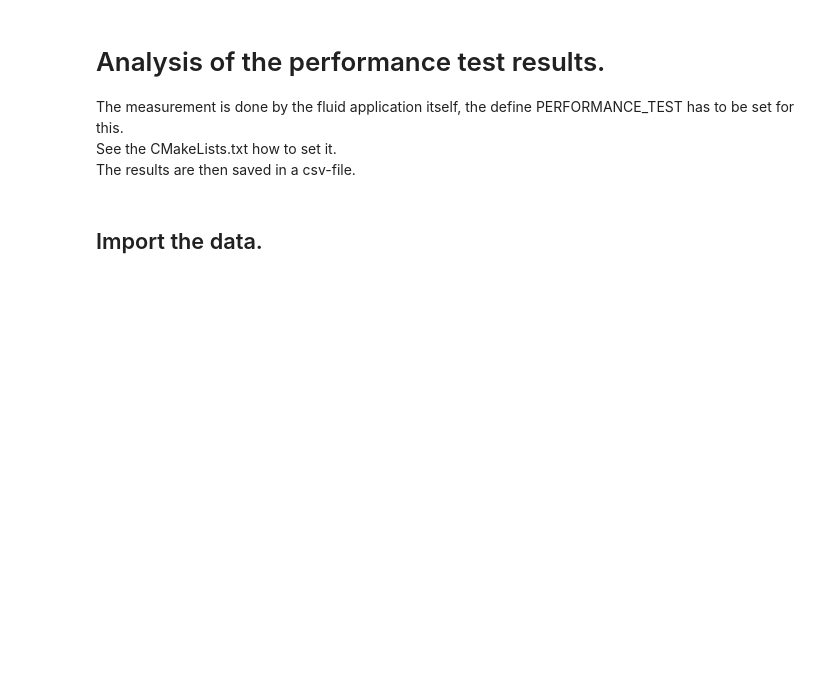
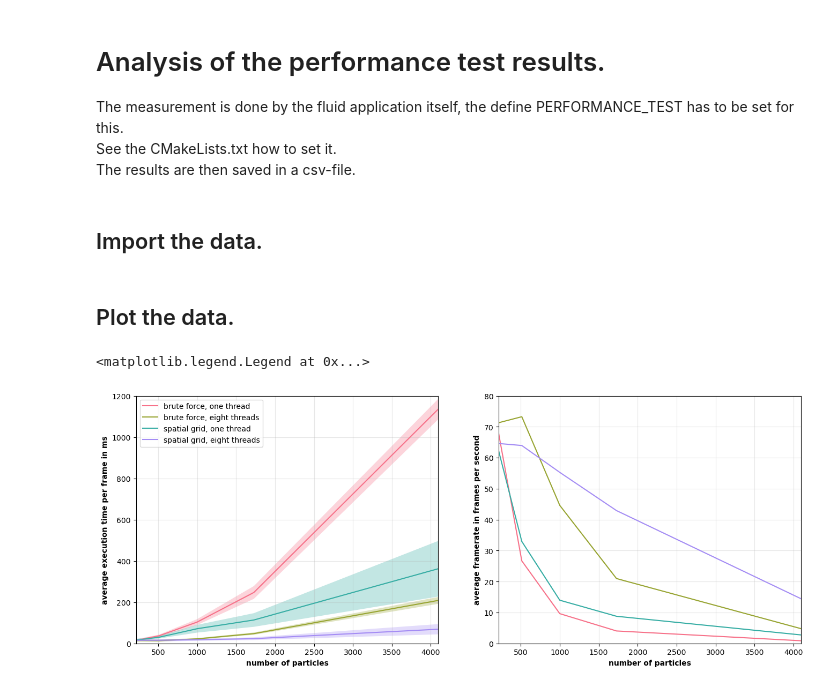
Before and after one commit to startbit96/rtgp-fluid-simulation, a Jupyter notebook: doc/performance_analysis/performance_analysis.ipynb, the cells around one changed output. Saved outputs shown, nothing was run; the diff lists cells and outputs as text; code cells hidden in the pictures; blank space fills up the shorter version.

```diff
--- a/doc/performance_analysis/performance_analysis.ipynb
+++ b/doc/performance_analysis/performance_analysis.ipynb
@@ -52,10 +54,10 @@ filenames_spatial_grid_eight_threads = [
 function_name_to_task = {
     "application_handler.simulation_handler.simulate()": "total simulation time",
     "application_handler.visualization_handler.visualize()": "total visualization time",
-    "this->parallel_for(&Particle_System::calculate_density_pressure_brute_force, this->number_of_particles)": "brute force: time for density and pressure calculation",
-    "this->parallel_for(&Particle_System::calculate_acceleration_brute_force, this->number_of_particles)": "brute force: time for force and acceleration calculation",
-    "this->parallel_for(&Particle_System::calculate_verlet_step_brute_force, this->number_of_particles)": "brute force: time for time integration",
-    "this->parallel_for_grid(&Particle_System::calculate_density_pressure_spatial_grid)": "spatial grid: time for density and pressure calculation",
-    "this->parallel_for_grid(&Particle_System::calculate_acceleration_spatial_grid)": "spatial grid: time for force and acceleration calculation",
-    "this->parallel_for_grid(&Particle_System::calculate_verlet_step_spatial_grid)": "spatial grid: time for time integration"
+    "this->parallel_for(&Particle_System::calculate_density_pressure_brute_force, this->number_of_particles)": "time for density and pressure calculation",
+    "this->parallel_for(&Particle_System::calculate_acceleration_brute_force, this->number_of_particles)": "time for force and acceleration calculation",
+    "this->parallel_for(&Particle_System::calculate_verlet_step_brute_force, this->number_of_particles)": "time for time integration",
+    "this->parallel_for_grid(&Particle_System::calculate_density_pressure_spatial_grid)": "time for density and pressure calculation",
+    "this->parallel_for_grid(&Particle_System::calculate_acceleration_spatial_grid)": "time for force and acceleration calculation",
+    "this->parallel_for_grid(&Particle_System::calculate_verlet_step_spatial_grid)": "time for time integration"
 }
@@ -61,0 +149,65 @@ function_name_to_task = {
+# %% [markdown]
+## Plot the data.
+# %%
+# A helper function to get the area of the standard deviation.
+def sum_of_lists (list1, list2):
+    return [x + y for x, y in zip(list1, list2)]
+def sub_of_lists (list1, list2):
+    return [x - y for x, y in zip(list1, list2)]
+# %%
+fig, (ax1, ax2) = plt.subplots(1, 2, figsize=(16,6))
+# We want a color palette.
+# https://stackoverflow.com/questions/43064524/plotting-shaded-uncertainty-region-in-line-plot-in-matplotlib-when-data-has-nans
+clrs = sns.color_palette("husl", 4)
+
+# Plot at first the execution time.
+# brute force, one thread
+ax1.plot(number_of_particles, total_execution_time_brute_force_one_thread_average, label="brute force, one thread", c=clrs[0])
+ax1.fill_between(number_of_particles, sub_of_lists(total_execution_time_brute_force_one_thread_average, total_execution_time_brute_force_one_thread_std),
+                sum_of_lists(total_execution_time_brute_force_one_thread_average, total_execution_time_brute_force_one_thread_std),
+                alpha=0.3, facecolor=clrs[0])
+# brute force, eight threads
+ax1.plot(number_of_particles, total_execution_time_brute_force_eight_threads_average, label="brute force, eight threads", c=clrs[1])
+ax1.fill_between(number_of_particles, sub_of_lists(total_execution_time_brute_force_eight_threads_average, total_execution_time_brute_force_eight_threads_std),
+                sum_of_lists(total_execution_time_brute_force_eight_threads_average, total_execution_time_brute_force_eight_threads_std),
+                alpha=0.3, facecolor=clrs[1])
+# spatial grid, one thread
+ax1.plot(number_of_particles, total_execution_time_spatial_grid_one_thread_average, label="spatial grid, one thread", c=clrs[2])
+ax1.fill_between(number_of_particles, sub_of_lists(total_execution_time_spatial_grid_one_thread_average, total_execution_time_spatial_grid_one_thread_std),
+                sum_of_lists(total_execution_time_spatial_grid_one_thread_average, total_execution_time_spatial_grid_one_thread_std),
+                alpha=0.3, facecolor=clrs[2])
+# spatial grid, eight threads
+ax1.plot(number_of_particles, total_execution_time_spatial_grid_eight_threads_average, label="spatial grid, eight threads", c=clrs[3])
+ax1.fill_between(number_of_particles, sub_of_lists(total_execution_time_spatial_grid_eight_threads_average, total_execution_time_spatial_grid_eight_threads_std),
+                sum_of_lists(total_execution_time_spatial_grid_eight_threads_average, total_execution_time_spatial_grid_eight_threads_std),
+                alpha=0.3, facecolor=clrs[3])
+
+# Now plot the fps.
+# brute force, one thread
+ax2.plot(number_of_particles, fps_brute_force_one_thread_average, label="brute force, one thread", c=clrs[0])
+# brute force, eight threads
+ax2.plot(number_of_particles, fps_brute_force_eight_threads_average, label="brute force, eight threads", c=clrs[1])
+# spatial grid, one thread
+ax2.plot(number_of_particles, fps_spatial_grid_one_thread_average, label="spatial grid, one thread", c=clrs[2])
+# spatial grid, eight threads
+ax2.plot(number_of_particles, fps_spatial_grid_eight_threads_average, label="spatial grid, eight threads", c=clrs[3])
+
+# General visual settings.
+label_weight = "bold"
+xlabel = "number of particles"
+ax1.set_xlabel(xlabel, weight=label_weight)
+ax2.set_xlabel(xlabel, weight=label_weight)
+ax1.set_ylabel("average execution time per frame in ms", weight=label_weight)
+ax2.set_ylabel("average framerate in frames per second", weight=label_weight)
+xlim = [min(number_of_particles), max(number_of_particles)]
+ax1.set_xlim(xlim)
+ax2.set_xlim(xlim)
+ax1.set_ylim([0, 1200])
+ax2.set_ylim([0, 80])
+grid_alpha = 0.3
+ax1.grid(alpha=grid_alpha)
+ax2.grid(alpha=grid_alpha)
+ax1.legend()
+# %% [output]
+<matplotlib.legend.Legend at 0x...>
+[figure, added]
```
Also changed, not shown: parts of 3 cells of this notebook.
